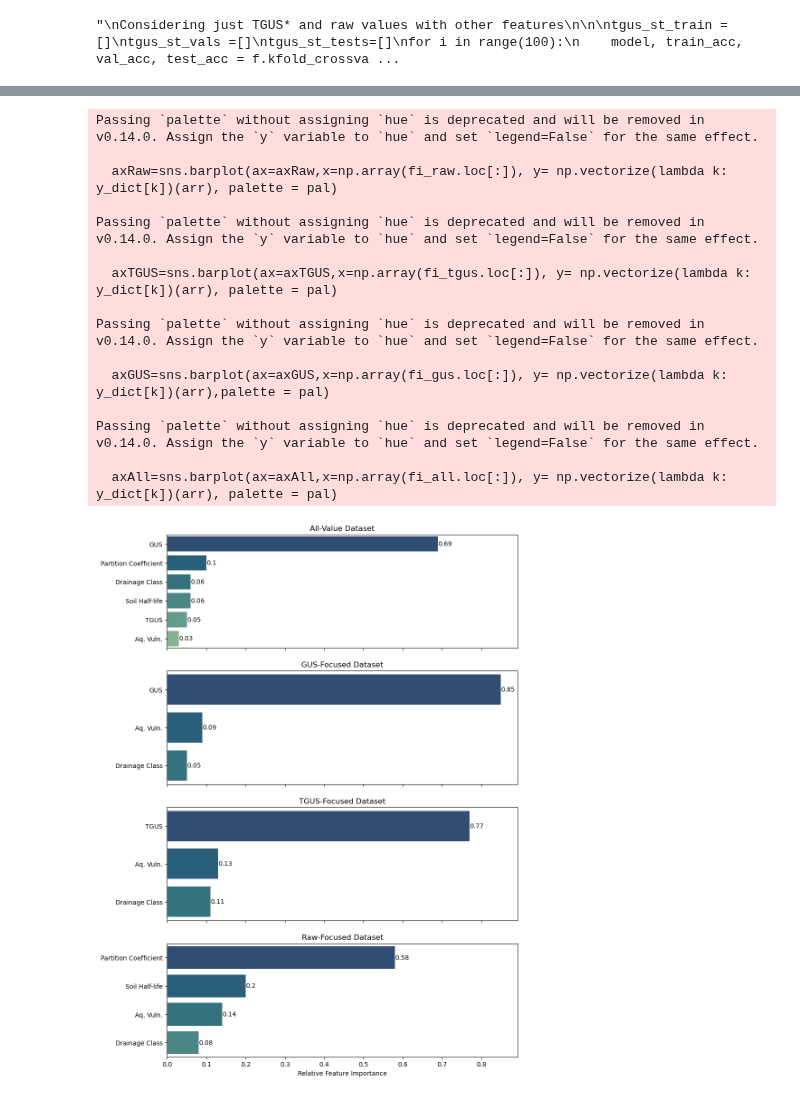
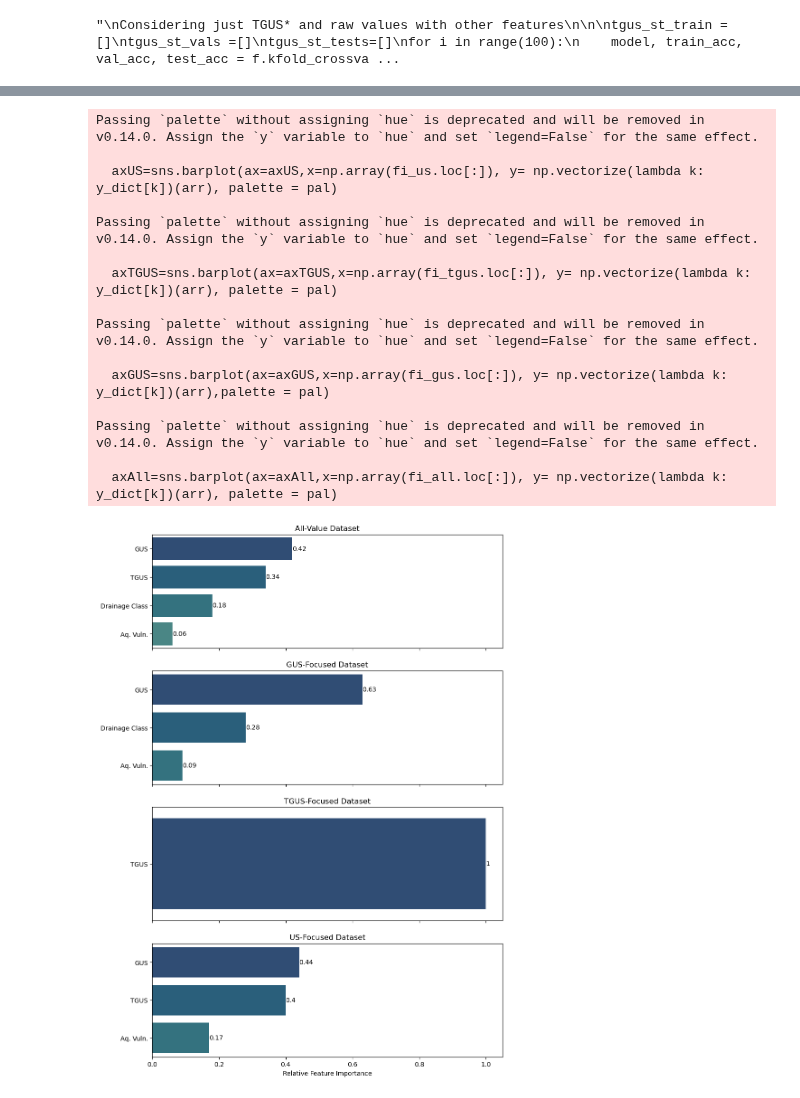
Before and after one commit to izguenther6/orie4741-final, a Jupyter notebook: scripts/trees.ipynb, the cells around one changed output, grey strips where cells are left out. Cells and saved outputs as stored; diff of their text form; code cells hidden in the pictures.

```diff
--- a/scripts/trees.ipynb
+++ b/scripts/trees.ipynb
@@ -26,6 +26,7 @@ df_gus = pd.read_csv('../data/df_gus.csv').drop(['Unnamed: 0', 'offset'], axis =
 df_tgus = pd.read_csv('../data/df_tgus.csv').drop(['Unnamed: 0', 'offset'], axis = 1)
 df_tgus_st = pd.read_csv('../data/df_tgus*.csv').drop(['Unnamed: 0', 'offset'], axis = 1)
 df_raw = pd.read_csv('../data/df_raw.csv').drop(['Unnamed: 0', 'offset'], axis = 1)
+df_us = pd.read_csv('../data/df_us.csv').drop(['Unnamed: 0', 'offset'], axis = 1)
 
 #tree test
 #df_all = pd.read_csv('../data/df_tree_test.csv').drop('Unnamed: 0', axis = 1)
@@ -50,19 +51,19 @@ IMPORTANT CONCEPT:
 
 - graph shows best accuracy
 
-- depths w/ new TGUS equation: all - 6, gus - 8, tgus - 8, raw - 4
+- depths w/ new TGUS equation, new data: all - 8, gus - 7, tgus - 8, raw - 9, us - 8
 
 '''
 
 #set train and test data
-df_raw=df_raw.sample(frac=1)
+df_gus=df_gus.sample(frac=1)
 train_proportion = 0.8
-n = len(df_raw)
+n = len(df_gus)
 t = int(train_proportion * n)
 
 # separate training and test sets
-y = df_raw['detected']
-X = df_raw.loc[:, ~df_raw.columns.isin(['detected'])]
+y = df_gus['detected']
+X = df_gus.loc[:, ~df_gus.columns.isin(['detected'])]
 
 #features in training set
 train_x = X.iloc[:t,:].reset_index().iloc[:,1:]
@@ -96,14 +97,15 @@ plt.plot(test.depths, test.accuracy)
 # %%
 # define tree IF all the same
-all_depth = 6
+all_depth = 8
 gus_depth = 8
-tgus_depth = 8
-raw_depth = 4
-rs = 8
+tgus_depth = 9
+raw_depth = 9
+us_depth = 8
+rs = 42
 #clf = GradientBoostingClassifier(n_estimators = 100, max_depth = 3)
 
 # final df for display
-dfr = pd.DataFrame(index=['All', 'GUS Focus', 'TGUS Focus', 'Raw Focus'], columns=['Avg. Train %', 'Avg. Validation %', 'Avg. Test %',
+dfr = pd.DataFrame(index=['All', 'GUS Alone', 'TGUS Alone', 'US Focus'], columns=['Avg. Train %', 'Avg. Validation %', 'Avg. Test %',
                                                                                    'Best Sc. Train %', 'Best Sc. Validation %', 'Best Sc. Test %'])
 # %%
 '''
@@ -346,12 +386,12 @@ print(tabulate(dfr, headers='keys', tablefmt = 'fancy_grid', numalign = 'center'
 ╘════════════╧════════════════╧═════════════════════╧═══════════════╧════════════════════╧═════════════════════════╧═══════════════════╛
 # %%
 '''setup figures for plotting'''
-fig, ([axAll, axGUS, axTGUS, axRaw]) = plt.subplots(nrows=4, ncols=1, figsize =(10,15), sharex = True)
+fig, ([axAll, axGUS, axTGUS, axUS]) = plt.subplots(nrows=4, ncols=1, figsize =(10,15), sharex = True)
 
 axGUS.set_title('GUS-Focused Dataset',fontsize=12)
 axTGUS.set_title('TGUS-Focused Dataset',fontsize=12)
 axAll.set_title('All-Value Dataset',fontsize=12)
-axRaw.set_title('Raw-Focused Dataset',fontsize=12)
+axUS.set_title('US-Focused Dataset',fontsize=12)
 
 
 y_dict = {'detlimit': 'Detection Limit', 'gus': 'GUS', 'koc [m^3/Mg]':'Partition Coefficient', 'tgus':'TGUS', 'medium':'Medium Aq. Vuln.', 'soil_halflife': 'Soil Half-life',
@@ -361,12 +401,12 @@ y_dict = {'detlimit': 'Detection Limit', 'gus': 'GUS', 'koc [m^3/Mg]':'Partition
 
 pal = sns.color_palette('crest_r')
 
-fi_raw = pd.Series(np.round(fi_raw,2), index = df_raw.drop('detected', axis = 1).columns)
-fi_raw = fi_raw.sort_values(ascending=False)
-arr=np.array(fi_raw.index)
-axRaw=sns.barplot(ax=axRaw,x=np.array(fi_raw.loc[:]), y= np.vectorize(lambda k: y_dict[k])(arr), palette = pal)
-for i in axRaw.containers:
-    axRaw.bar_label(i,)
+fi_us = pd.Series(np.round(fi_us,2), index = df_us.drop('detected', axis = 1).columns)
+fi_us = fi_us.sort_values(ascending=False)
+arr=np.array(fi_us.index)
+axUS=sns.barplot(ax=axUS,x=np.array(fi_us.loc[:]), y= np.vectorize(lambda k: y_dict[k])(arr), palette = pal)
+for i in axUS.containers:
+    axUS.bar_label(i,)
 
 fi_tgus = pd.Series(np.round(fi_tgus,2), index = df_tgus.drop('detected', axis = 1).columns)
 fi_tgus = fi_tgus.sort_values(ascending=False)
@@ -376,36 +416,36 @@ for i in axTGUS.containers:
     axTGUS.bar_label(i,)
 
 fi_gus = pd.Series(np.round(fi_gus,2), index = df_gus.drop('detected', axis = 1).columns)
 fi_gus = fi_gus.sort_values(ascending=False)
 arr=np.array(fi_gus.index)
 axGUS=sns.barplot(ax=axGUS,x=np.array(fi_gus.loc[:]), y= np.vectorize(lambda k: y_dict[k])(arr),palette = pal)
 for i in axGUS.containers:
     axGUS.bar_label(i,)
 
 fi_all = pd.Series(np.round(fi_all,2), index = df_all.drop('detected', axis = 1).columns)
 fi_all = fi_all.sort_values(ascending=False)
 arr=np.array(fi_all.index)
 axAll=sns.barplot(ax=axAll,x=np.array(fi_all.loc[:]), y= np.vectorize(lambda k: y_dict[k])(arr), palette = pal)
-axRaw.set_xlabel('Relative Feature Importance')
+axUS.set_xlabel('Relative Feature Importance')
 for i in axAll.containers:
     axAll.bar_label(i,)
 # %% [output]
 Passing `palette` without assigning `hue` is deprecated and will be removed in v0.14.0. Assign the `y` variable to `hue` and set `legend=False` for the same effect.
 
-  axRaw=sns.barplot(ax=axRaw,x=np.array(fi_raw.loc[:]), y= np.vectorize(lambda k: y_dict[k])(arr), palette = pal)
+  axUS=sns.barplot(ax=axUS,x=np.array(fi_us.loc[:]), y= np.vectorize(lambda k: y_dict[k])(arr), palette = pal)
 
 Passing `palette` without assigning `hue` is deprecated and will be removed in v0.14.0. Assign the `y` variable to `hue` and set `legend=False` for the same effect.
 
   axTGUS=sns.barplot(ax=axTGUS,x=np.array(fi_tgus.loc[:]), y= np.vectorize(lambda k: y_dict[k])(arr), palette = pal)
 
 Passing `palette` without assigning `hue` is deprecated and will be removed in v0.14.0. Assign the `y` variable to `hue` and set `legend=False` for the same effect.
 
   axGUS=sns.barplot(ax=axGUS,x=np.array(fi_gus.loc[:]), y= np.vectorize(lambda k: y_dict[k])(arr),palette = pal)
 
 Passing `palette` without assigning `hue` is deprecated and will be removed in v0.14.0. Assign the `y` variable to `hue` and set `legend=False` for the same effect.
 
   axAll=sns.barplot(ax=axAll,x=np.array(fi_all.loc[:]), y= np.vectorize(lambda k: y_dict[k])(arr), palette = pal)
-[figure, old version]
+[figure, new version]
 # %%
 '''
 Equal variance t-tests to compare result means
```
Also changed, not shown: parts of 8 cells of this notebook, 8 other files.
